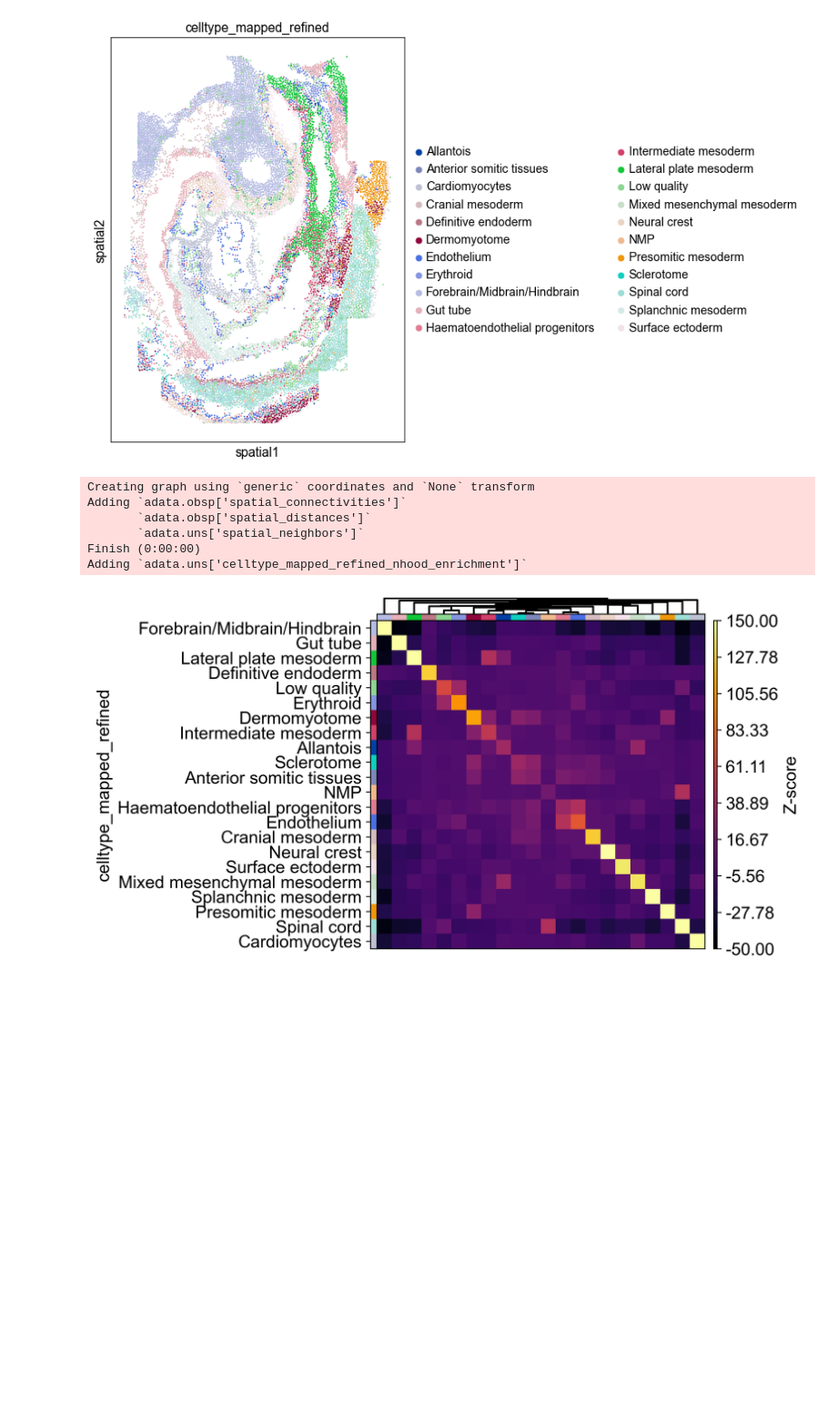
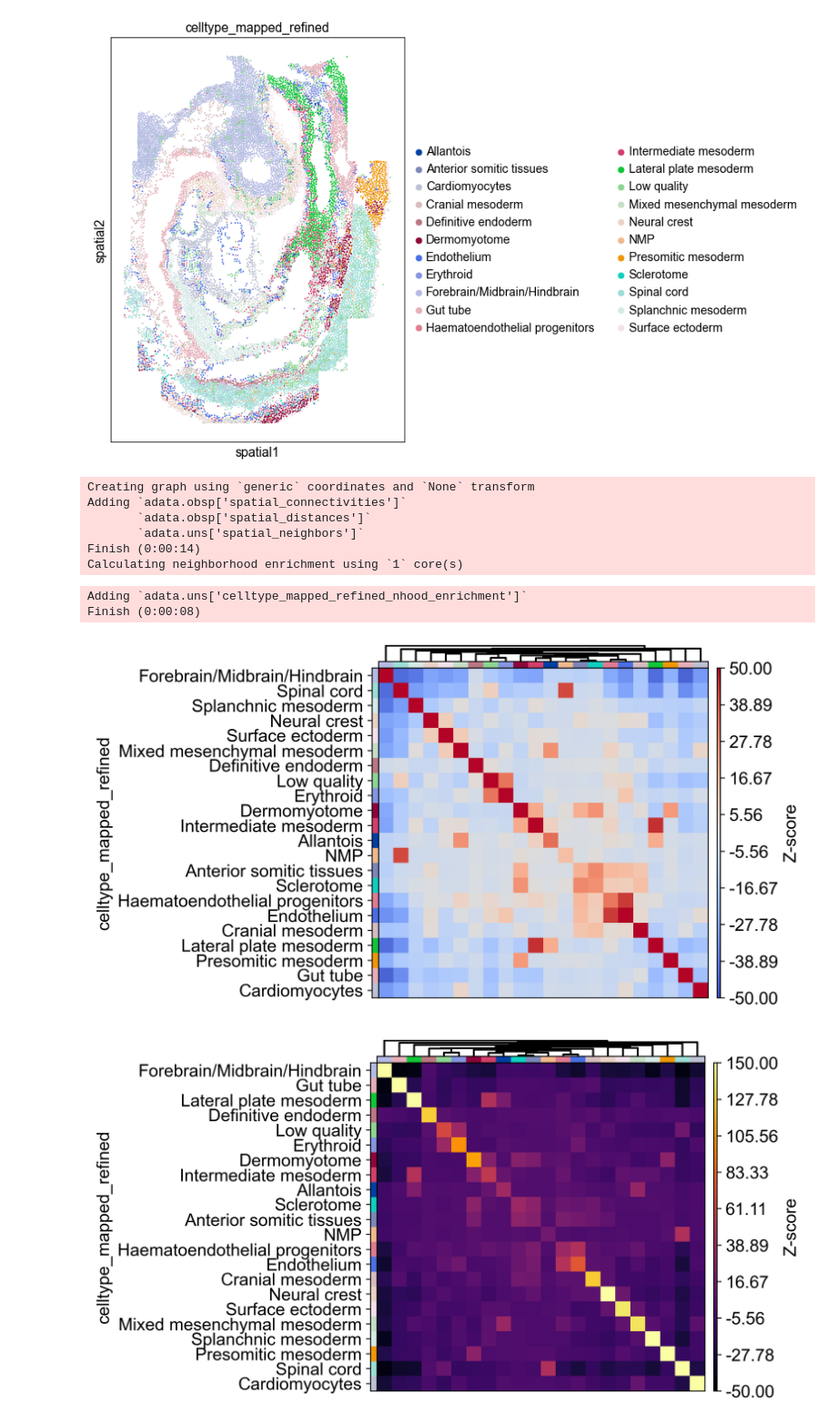
Before and after one commit to theislab/squidpy_reproducibility, a Jupyter notebook: notebooks/graph_figures/seqfish.ipynb, the cells around one changed output. Shown at 91% size. Saved outputs shown, nothing was run; the diff lists cells and outputs as text; code cells hidden in the pictures; blank space fills up the shorter version.

```diff
--- a/notebooks/graph_figures/seqfish.ipynb
+++ b/notebooks/graph_figures/seqfish.ipynb
@@ -41,19 +45,35 @@ sc.pl.spatial(
 WARNING: saving figure to file figures/show_seqfish.png
 [figure]
 # %%
-sq.gr.spatial_neighbors(
-    adata,
-)
-sq.gr.nhood_enrichment(adata, cluster_key="celltype_mapped_refined", n_perms=10000)
+sq.gr.spatial_neighbors(adata, delaunay=True)
+sq.gr.nhood_enrichment(adata, cluster_key="celltype_mapped_refined", n_perms=1000)
 # %% [output]
 Creating graph using `generic` coordinates and `None` transform
 Adding `adata.obsp['spatial_connectivities']`
        `adata.obsp['spatial_distances']`
        `adata.uns['spatial_neighbors']`
-Finish (0:00:00)
-Adding `adata.uns['celltype_mapped_refined_nhood_enrichment']`
+Finish (0:00:14)
+Calculating neighborhood enrichment using `1` core(s)
+Adding `adata.uns['celltype_mapped_refined_nhood_enrichment']`
+Finish (0:00:08)
 # %%
 arr = np.array(adata.uns["celltype_mapped_refined_nhood_enrichment"]["zscore"])
+# %%
+sq.pl.nhood_enrichment(
+    adata,
+    cluster_key="celltype_mapped_refined",
+    cmap="coolwarm",
+    title="",
+    method="ward",
+    dpi=300,
+    figsize=(5, 4),
+    save="nhod_seqfish.png",
+    cbar_kwargs={"label": "Z-score"},
+    vmin=-50,
+    vmax=50,
+)
+# %% [output]
+[figure, added]
 # %%
 sq.pl.nhood_enrichment(
     adata,
```
Also changed, not shown: parts of 1 cell of this notebook, 27 other files.
